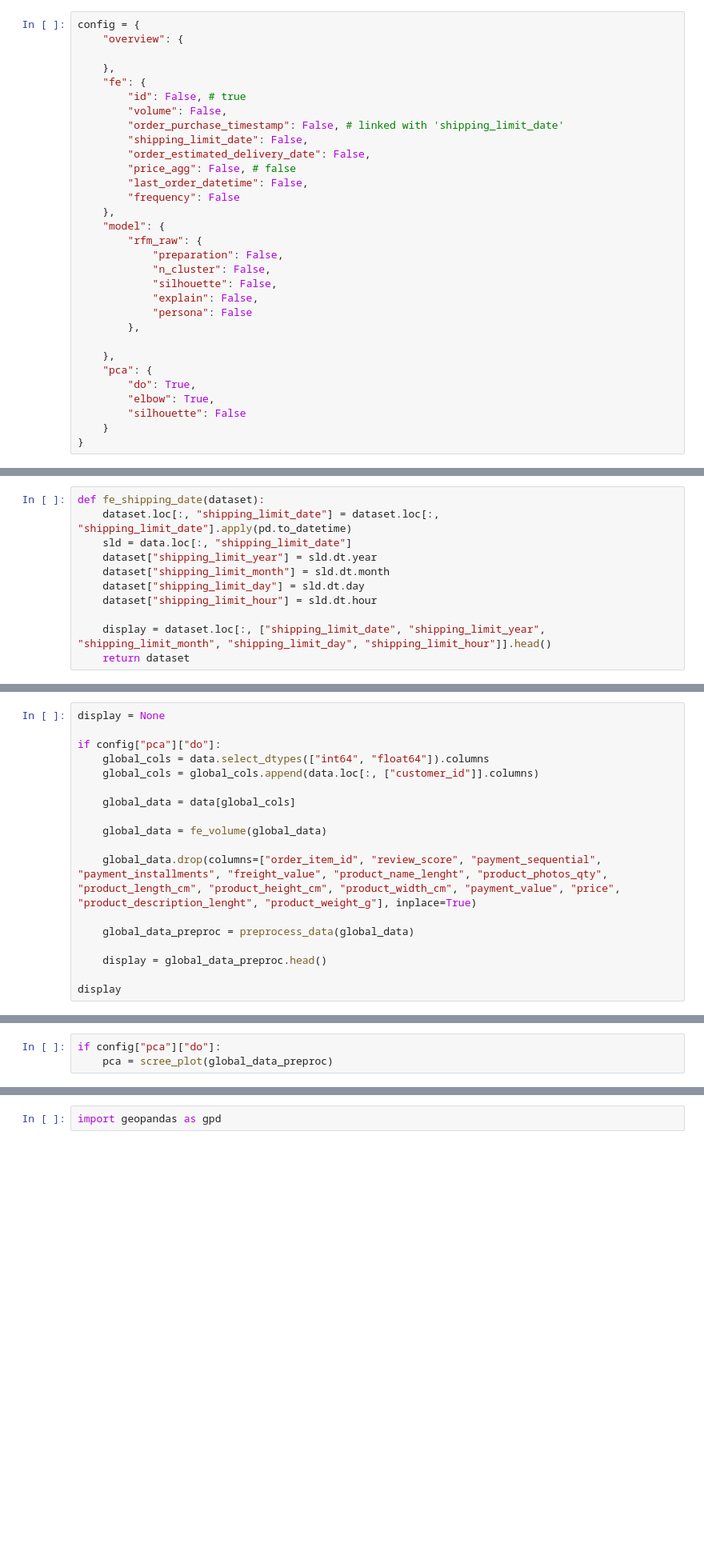
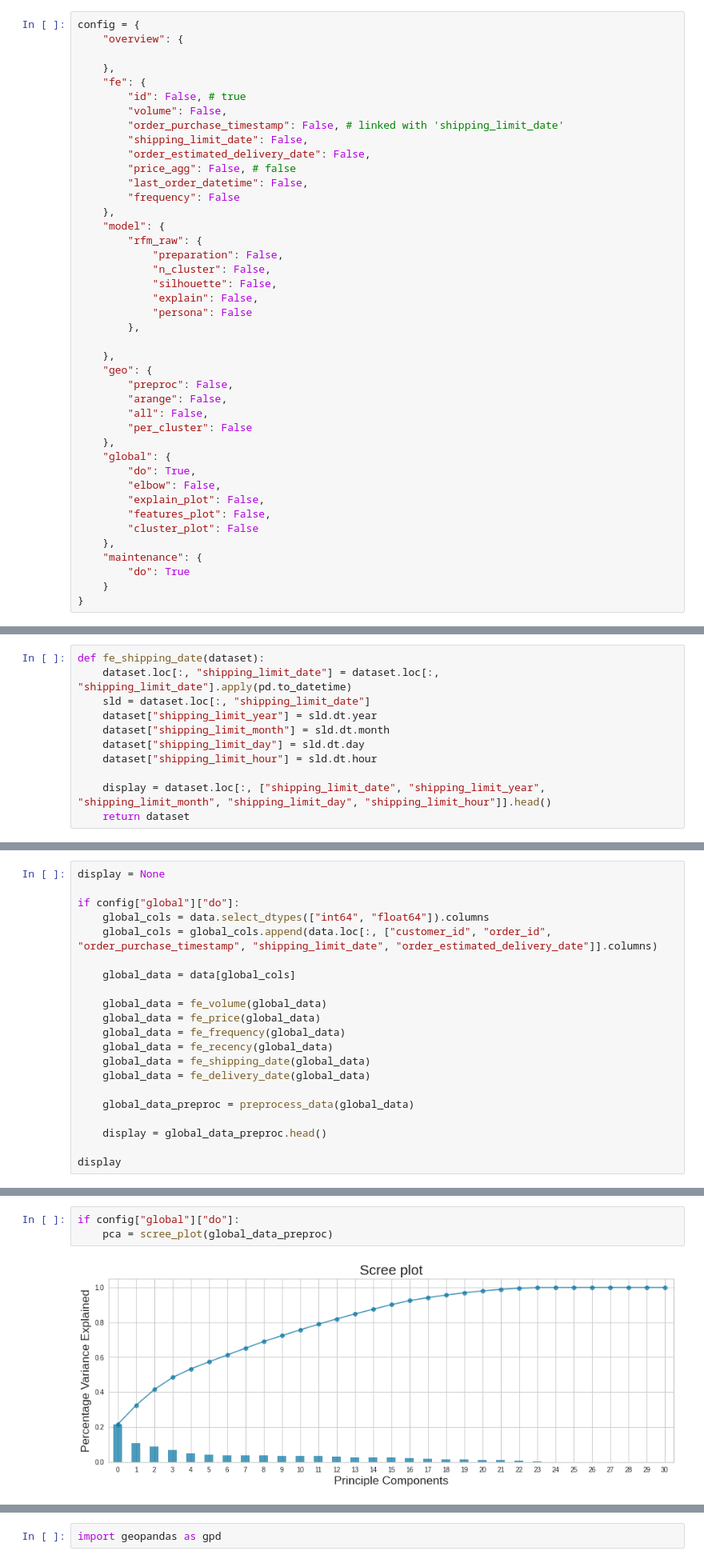
Before and after one commit to curiousmindflow/oc-ml-p4, a Jupyter notebook: modelisation.ipynb, the cells around one changed output, grey strips where cells are left out. Shown at 80% size. Cells and saved outputs as stored; diff of their text form; blank space fills up the shorter version.

```diff
--- a/modelisation.ipynb
+++ b/modelisation.ipynb
@@ -25,10 +25,21 @@ config = {
         },
 
     },
-    "pca": {
+    "geo": {
+        "preproc": False,
+        "arange": False,
+        "all": False,
+        "per_cluster": False
+    },
+    "global": {
         "do": True,
-        "elbow": True,
-        "silhouette": False
+        "elbow": False,
+        "explain_plot": False,
+        "features_plot": False,
+        "cluster_plot": False
+    },
+    "maintenance": {
+        "do": True
     }
 }
 # %% [markdown]
@@ -471,7 +517,7 @@ def fe_purchase_timestamp(dataset):
 # %%
 def fe_shipping_date(dataset):
     dataset.loc[:, "shipping_limit_date"] = dataset.loc[:, "shipping_limit_date"].apply(pd.to_datetime)
-    sld = data.loc[:, "shipping_limit_date"]
+    sld = dataset.loc[:, "shipping_limit_date"]
     dataset["shipping_limit_year"] = sld.dt.year
     dataset["shipping_limit_month"] = sld.dt.month
     dataset["shipping_limit_day"] = sld.dt.day
@@ -741,15 +794,18 @@ data.head()
 # %%
 display = None
 
-if config["pca"]["do"]:
+if config["global"]["do"]:
     global_cols = data.select_dtypes(["int64", "float64"]).columns
-    global_cols = global_cols.append(data.loc[:, ["customer_id"]].columns)
+    global_cols = global_cols.append(data.loc[:, ["customer_id", "order_id", "order_purchase_timestamp", "shipping_limit_date", "order_estimated_delivery_date"]].columns)
 
     global_data = data[global_cols]
 
     global_data = fe_volume(global_data)
-
-    global_data.drop(columns=["order_item_id", "review_score", "payment_sequential", "payment_installments", "freight_value", "product_name_lenght", "product_photos_qty", "product_length_cm", "product_height_cm", "product_width_cm", "payment_value", "price", "product_description_lenght", "product_weight_g"], inplace=True)
+    global_data = fe_price(global_data)
+    global_data = fe_frequency(global_data)
+    global_data = fe_recency(global_data)
+    global_data = fe_shipping_date(global_data)
+    global_data = fe_delivery_date(global_data)
 
     global_data_preproc = preprocess_data(global_data)
 
@@ -759,4 +827,6 @@ display
 # %%
-if config["pca"]["do"]:
+if config["global"]["do"]:
     pca = scree_plot(global_data_preproc)
+# %% [output]
+[figure, added]
 # %%
```
Also changed, not shown: parts of 61 cells of this notebook.
